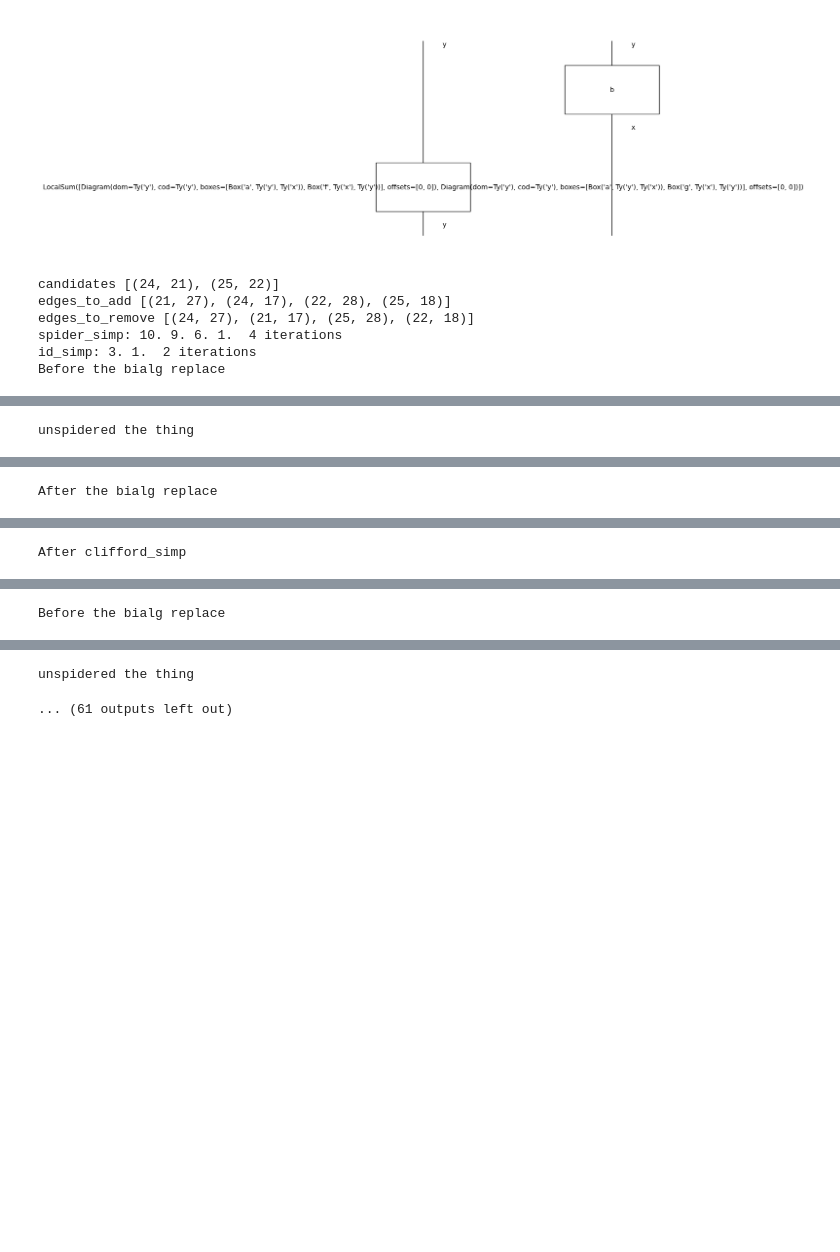
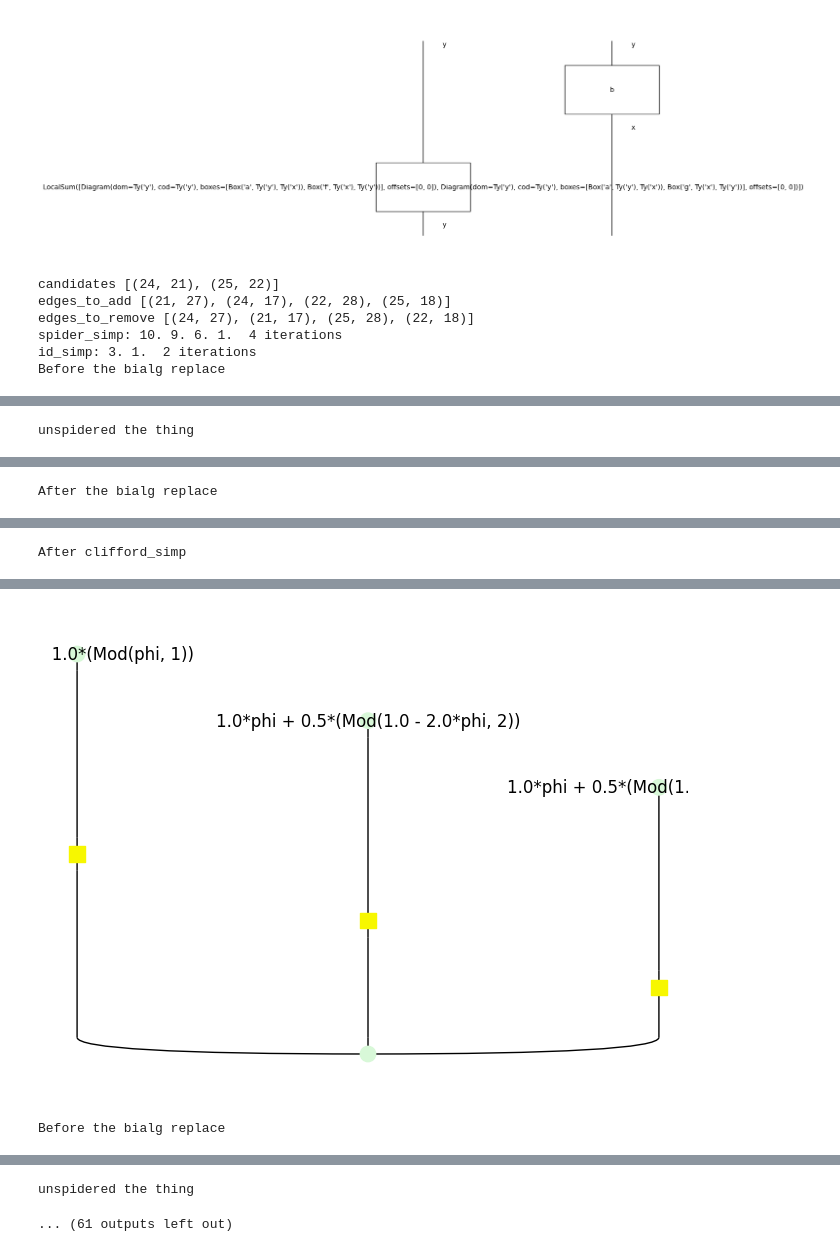
Before and after one commit to GinaMuuss/discopy, a Jupyter notebook: docs/notebooks/localsums.ipynb, the cells around one changed output, grey strips where cells are left out. Drawn from its saved outputs; the diff is of its cells as text; code cells hidden in the pictures; blank space fills up the shorter version.

```diff
--- a/docs/notebooks/localsums.ipynb
+++ b/docs/notebooks/localsums.ipynb
@@ -117,26 +117,30 @@ diag.draw()
 # %%
 from discopy.quantum.rewrite_qaoa import simplify_qaoa
 from t import get_graph
-from sympy.abc import phi, beta
+import sympy
 
+beta = sympy.Symbol("beta", complex=True)
+phi = sympy.Symbol("phi", complex=True)
 a = get_graph(beta, phi)
 #b = a.to_pyzx()
 #c = b.to_tikz()
 #with open("a", "w") as f:
 #    f.write(c)
 #print(c)
 b = simplify_qaoa(a, beta, phi)
 # %% [output]
 candidates [(24, 21), (25, 22)]
 edges_to_add [(21, 27), (24, 17), (22, 28), (25, 18)]
 edges_to_remove [(24, 27), (21, 17), (25, 28), (22, 18)]
 spider_simp: 10. 9. 6. 1.  4 iterations
 id_simp: 3. 1.  2 iterations
 Before the bialg replace
 [interactive output not drawn]
 unspidered the thing
 [interactive output not drawn]
 After the bialg replace
 [interactive output not drawn]
 After clifford_simp
 [interactive output not drawn]
+[figure, added]
+Before the bialg replace
@@ -144 +147,0 @@ After clifford_simp
-Before the bialg replace
```
Also changed, not shown: parts of 1 cell of this notebook, 1 other file.
